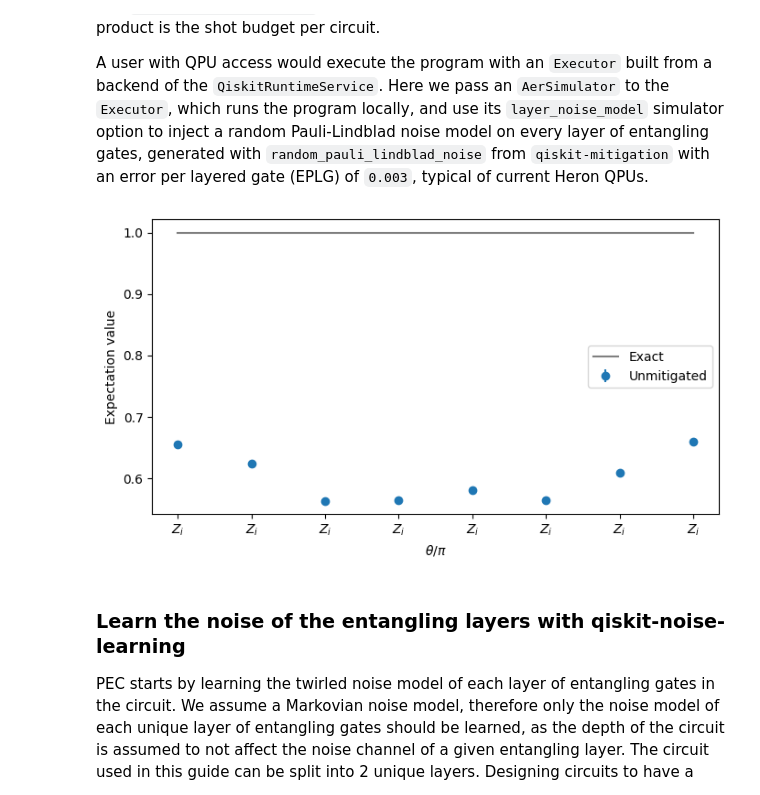
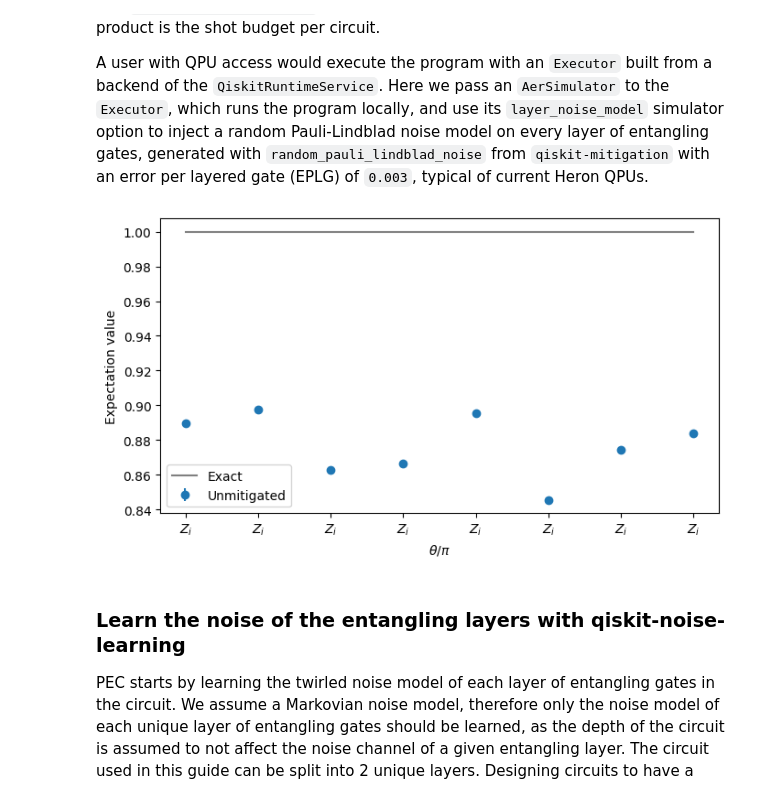
Before and after one commit to Qiskit/qiskit-mitigation, a Jupyter notebook: docs/guides/PEC_with_TREX.ipynb, the cells around one changed output. Cells and saved outputs as stored; diff of their text form; code cells hidden in the pictures.

```diff
--- a/docs/guides/PEC_with_TREX.ipynb
+++ b/docs/guides/PEC_with_TREX.ipynb
@@ -91,11 +91,12 @@ A ``QuantumProgram`` contains a quantum circuit and a samplex in a format suitab
 A user with QPU access would execute the program with an `Executor` built from a backend of the `QiskitRuntimeService`. Here we pass an `AerSimulator` to the `Executor`, which runs the program locally, and use its `layer_noise_model` simulator option to inject a random Pauli-Lindblad noise model on every layer of entangling gates, generated with `random_pauli_lindblad_noise` from `qiskit-mitigation` with an error per layered gate (EPLG) of ``0.003``, typical of current Heron QPUs.
 # %%
 import matplotlib.pyplot as plt
+from qiskit.circuit import CircuitInstruction
 from qiskit.quantum_info import PauliLindbladMap, pauli_basis
 from qiskit.transpiler import PassManager
 from qiskit_aer import AerSimulator
+from qiskit_ibm_runtime import Executor
 from qiskit_mitigation import MitigationTask, find_combined_unique_layers
-from qiskit_noise_learning.aer_executor import AerExecutor
 from qiskit_noise_learning.aer_executor.insert_noise_pass import InsertNoisePass
 from samplomatic import Tag
 from samplomatic.utils import get_annotation
@@ -104,39 +105,24 @@ from samplomatic.utils import get_annotation
 def generate_random_pauli_lindblad_noise(
     layers,
     num_qubits: int,
-    noise_scale: float = 1e-3,
+    eplg: float = 3e-3,
     readout_noise_scale: float = 3e-2,
     seed: int | None = None,
-) -> tuple[dict[str, PauliLindbladMap], dict[str, PauliLindbladMap]]:
+) -> tuple[list[tuple[CircuitInstruction, PauliLindbladMap]], PauliLindbladMap]:
     """Generate random Pauli-Lindblad noise over the full Pauli basis."""
-    gate_noise_dict = {}
-    readout_noise_dict = {}
+    layer_noise_model = []
     for layer in layers:
         layer_instructions = layer.operation.params[0]
         contain_measurement = any(inst.name.startswith("measure") for inst in layer_instructions)
-        layer_id = (
-            get_annotation(layer.operation, Tag).ref
-            if get_annotation(layer.operation, Tag)
-            else None
-        )
-        if layer_id is None:
-            continue
-        if contain_measurement:
-            rng = np.random.default_rng(seed=seed)
-            rates = rng.random(num_qubits) * readout_noise_scale
-            layer_noise = PauliLindbladMap.from_sparse_list(
-                [("X", [q], rate) for q, rate in enumerate(rates)],
-                num_qubits=num_qubits,
-            )
-            readout_noise_dict[layer_id] = layer_noise
-        else:
+        if not contain_measurement:
             edges = [
                 (inst.qubits[0]._index, inst.qubits[1]._index) for inst in layer_instructions
             ]  # extract the edges of the layer
 
             basis_paulis = [p for p in pauli_basis(2) if np.sum(p.x + p.z)]
             rng = np.random.default_rng(seed=seed)
-            rates = rng.random(len(basis_paulis)) * noise_scale
+            num_generators = len(basis_paulis)
+            rates = rng.random(len(basis_paulis)) * eplg / num_generators
 
             layer_noise = PauliLindbladMap.from_sparse_list(
                 [
@@ -146,12 +132,20 @@ def generate_random_pauli_lindblad_noise(
                 ],
                 num_qubits=num_qubits,
             )
-            gate_noise_dict[layer_id] = layer_noise
-    return gate_noise_dict, readout_noise_dict
+            layer_noise_model.append((layer, layer_noise))
+    # generate a readout noise model
+    rng = np.random.default_rng(seed=seed)
+    rates = rng.random(num_qubits) * readout_noise_scale
+    readout_noise_model = PauliLindbladMap.from_sparse_list(
+        [("X", [q], rate) for q, rate in enumerate(rates)],
+        num_qubits=num_qubits,
+    )
+    return layer_noise_model, readout_noise_model
 
 
-def add_readout_noise(program, readout_noise_map):
-    readout_noise_model = next(iter(readout_noise_map.values()))
+def add_readout_noise(program, readout_noise_model):
+    """Injects readout noise to the circuits in a quantum program."""
+    readout_noise_map = {}
     for item in program.items:
         readout_tag = item.circuit[-1].label[-4:]  # extract the readout layer tag from the circuit
         readout_noise_map[readout_tag] = readout_noise_model
@@ -160,23 +154,21 @@ def add_readout_noise(program, readout_noise_map):
         ).run(item.circuit)
 
 
-num_randomizations = 250
+num_randomizations = 300
 shots_per_randomization = 64
 
 boxing_options = {"add_tags": "unique_box"}
 
 # find the unique layers to generate the layered noise for
 box_layers = find_combined_unique_layers([mirrored_circuit], custom_boxing_options=boxing_options)
-layer_noise_model, readout_noise_map = generate_random_pauli_lindblad_noise(
+layer_noise_model, readout_noise_model = generate_random_pauli_lindblad_noise(
     box_layers, num_qubits, seed=42
 )
 
 # a local noisy simulator in place of a QPU backend
-# noisy_executor = Executor(
-#     AerSimulator(method="stabilizer"), options={"simulator": {"layer_noise_model": layer_noise_model}}
-# )
-noisy_executor = AerExecutor(
-    qasm_simulator=AerSimulator(method="stabilizer"), noise_dict=layer_noise_model
+noisy_executor = Executor(
+    AerSimulator(method="stabilizer"),
+    options={"simulator": {"layer_noise_model": layer_noise_model}},
 )
 
 task = MitigationTask()
@@ -184,35 +176,36 @@ program = task.prepare(
     circuit=mirrored_circuit,
     observables=observables,
     parameters=None,
     num_randomizations=num_randomizations,
     shots_per_randomization=shots_per_randomization,
     custom_boxing_options=boxing_options,
 )
 # For the simulation - we inject readout noise to the circuits of the program
-add_readout_noise(program, readout_noise_map)
+add_readout_noise(program, readout_noise_model)
 
+program._semantic_role = "simulation"  # flag the program for the simulator
 unmitigated_res = task.postprocess(noisy_executor.run(program).result())
 
 x_vals = np.array(range(num_qubits))
 fig, ax = plt.subplots(figsize=(7, 4))
 ax.plot(x_vals, [1] * len(x_vals), "k-", alpha=0.5, label="Exact")
 ax.errorbar(
     x_vals,
     unmitigated_res.data.evs,
     unmitigated_res.data.stds,
     fmt="o",
     label="Unmitigated",
 )
 
 x_tick_labels = [r"$Z_{ {i} }$" for i in range(num_qubits)]
 ax.set_xlabel(r"$\theta/\pi$")
 ax.set_ylabel("Expectation value")
 ax.legend()
 ax.set_xticks(x_vals, x_tick_labels)
 plt.tight_layout()
 plt.show()
 # %% [output]
-[figure, old version]
+[figure, new version]
 # %% [markdown]
 ### Learn the noise of the entangling layers with qiskit-noise-learning
 
```
Also changed, not shown: parts of 5 cells of this notebook.
